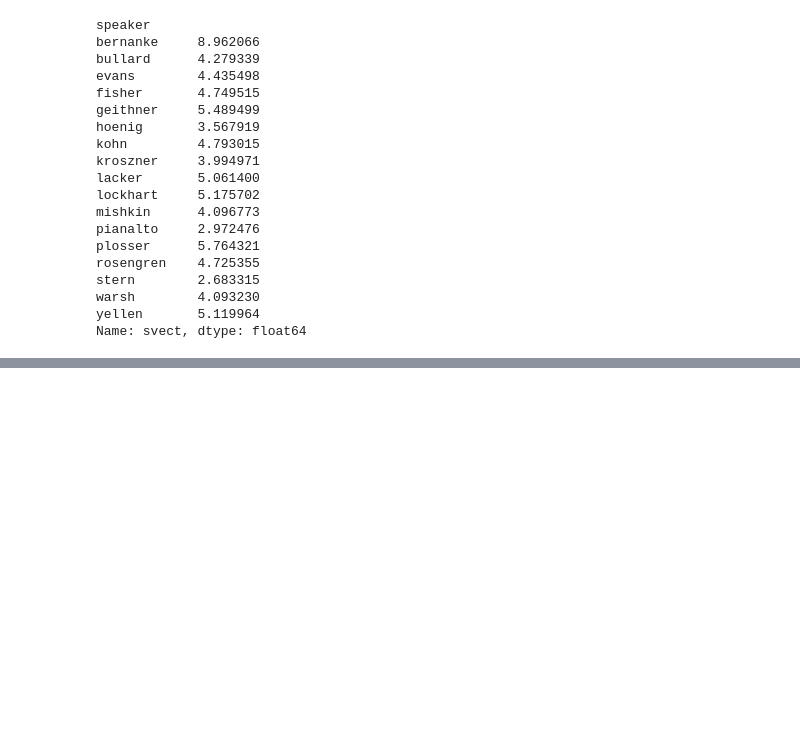
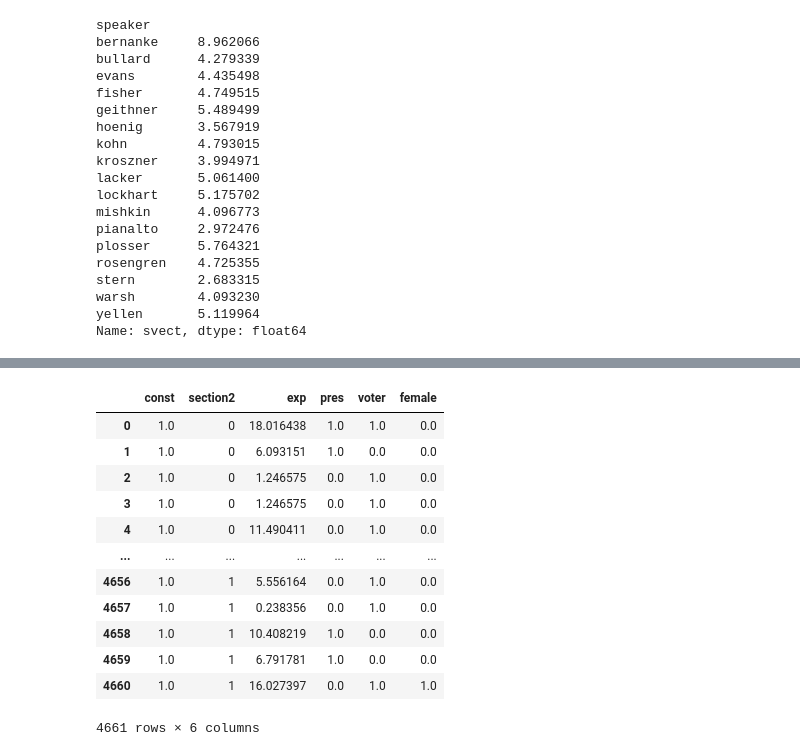
Before and after one commit to bendurham441/fed-nlp, a Jupyter notebook: stance-vectors/stance_vectors.ipynb, the cells around one changed output, grey strips where cells are left out. Saved outputs shown, nothing was run; the diff lists cells and outputs as text; code cells hidden in the pictures; blank space fills up the shorter version.

```diff
--- a/stance-vectors/stance_vectors.ipynb
+++ b/stance-vectors/stance_vectors.ipynb
@@ -439 +443,20 @@ nrdf[['section', 'exp', 'diff_avg', 'pres', 'voter']]
+# %%
+
+X = nrdf[['section2', 'exp', 'pres', 'voter', 'female']]
+X = sm.add_constant(X)
+X
+# %% [output]
+|  | const | section2 | exp | pres | voter | female |
+| 0 | 1.0 | 0 | 18.016438 | 1.0 | 1.0 | 0.0 |
+| 1 | 1.0 | 0 | 6.093151 | 1.0 | 0.0 | 0.0 |
+| 2 | 1.0 | 0 | 1.246575 | 0.0 | 1.0 | 0.0 |
+| 3 | 1.0 | 0 | 1.246575 | 0.0 | 1.0 | 0.0 |
+| 4 | 1.0 | 0 | 11.490411 | 0.0 | 1.0 | 0.0 |
+| ... | ... | ... | ... | ... | ... | ... |
+| 4656 | 1.0 | 1 | 5.556164 | 0.0 | 1.0 | 0.0 |
+| 4657 | 1.0 | 1 | 0.238356 | 0.0 | 1.0 | 0.0 |
+| 4658 | 1.0 | 1 | 10.408219 | 1.0 | 0.0 | 0.0 |
+| 4659 | 1.0 | 1 | 6.791781 | 1.0 | 0.0 | 0.0 |
+| 4660 | 1.0 | 1 | 16.027397 | 0.0 | 1.0 | 1.0 |
+4661 rows × 6 columns
 # %%
```
Also changed, not shown: parts of 31 cells of this notebook.
